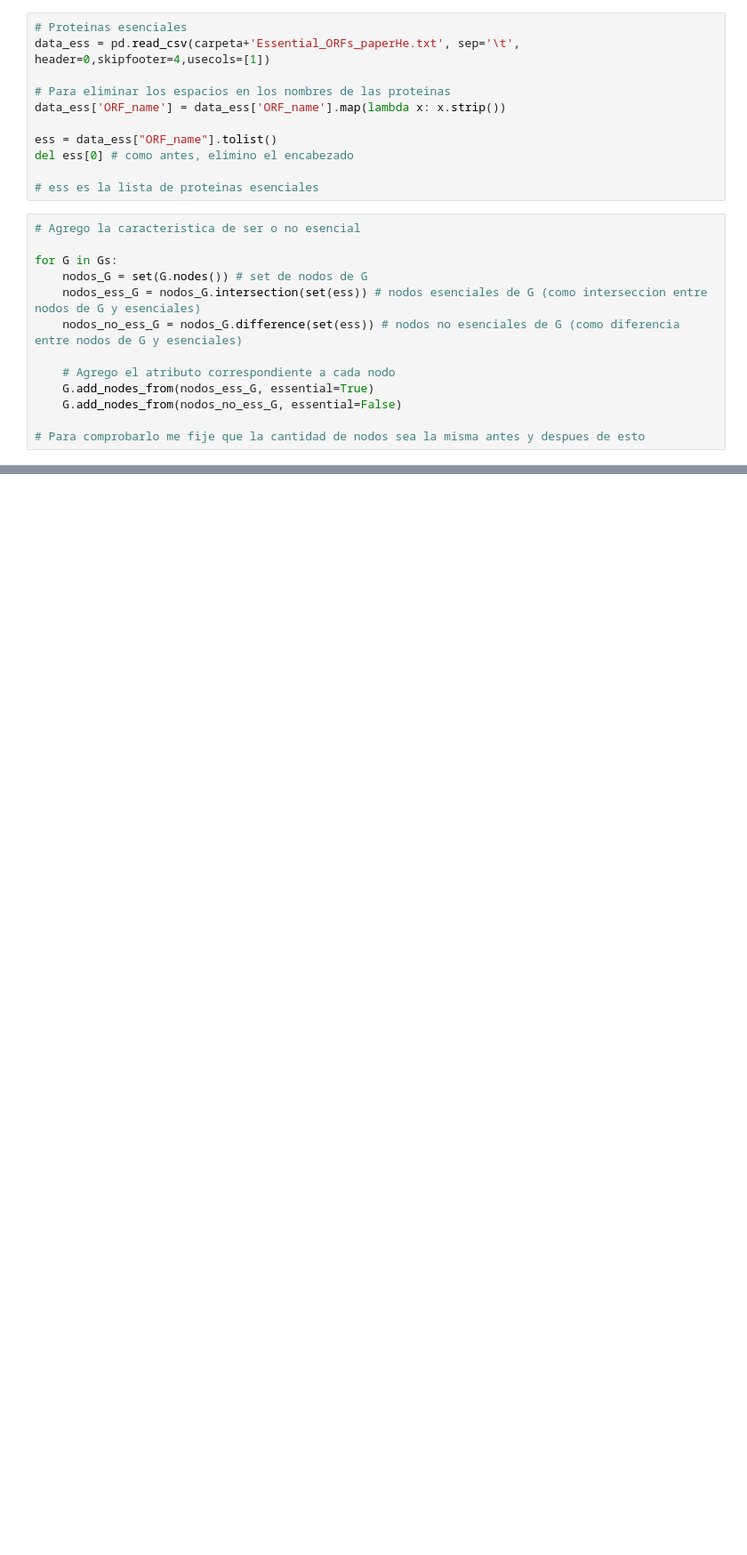
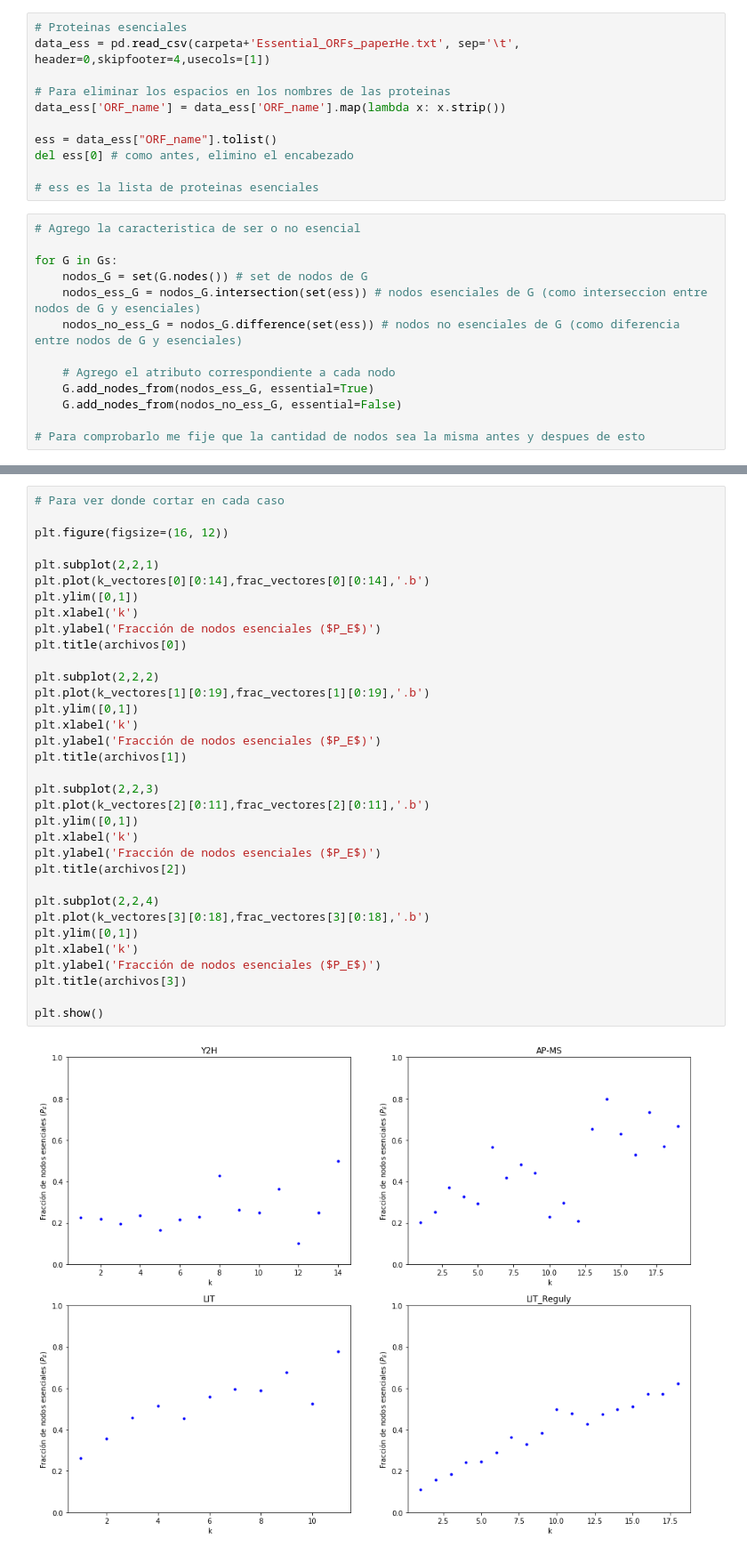
Before and after one commit to Redes2018/tp2, a Jupyter notebook: grados-ess.ipynb, the cells around one changed output, grey strips where cells are left out. Shown at 89% size. Cells and saved outputs as stored; diff of their text form; blank space fills up the shorter version.

```diff
--- a/grados-ess.ipynb
+++ b/grados-ess.ipynb
@@ -123,0 +131,36 @@ plt.show()
+# %%
+# Para ver donde cortar en cada caso
+
+plt.figure(figsize=(16, 12))
+
+plt.subplot(2,2,1)
+plt.plot(k_vectores[0][0:14],frac_vectores[0][0:14],'.b')
+plt.ylim([0,1])
+plt.xlabel('k')
+plt.ylabel('Fracción de nodos esenciales ($P_E$)')
+plt.title(archivos[0])
+
+plt.subplot(2,2,2)
+plt.plot(k_vectores[1][0:19],frac_vectores[1][0:19],'.b')
+plt.ylim([0,1])
+plt.xlabel('k')
+plt.ylabel('Fracción de nodos esenciales ($P_E$)')
+plt.title(archivos[1])
+
+plt.subplot(2,2,3)
+plt.plot(k_vectores[2][0:11],frac_vectores[2][0:11],'.b')
+plt.ylim([0,1])
+plt.xlabel('k')
+plt.ylabel('Fracción de nodos esenciales ($P_E$)')
+plt.title(archivos[2])
+
+plt.subplot(2,2,4)
+plt.plot(k_vectores[3][0:18],frac_vectores[3][0:18],'.b')
+plt.ylim([0,1])
+plt.xlabel('k')
+plt.ylabel('Fracción de nodos esenciales ($P_E$)')
+plt.title(archivos[3])
+
+plt.show()
+# %% [output]
+[figure, added]
```
Also changed, not shown: parts of 10 cells of this notebook, 1 other file.
